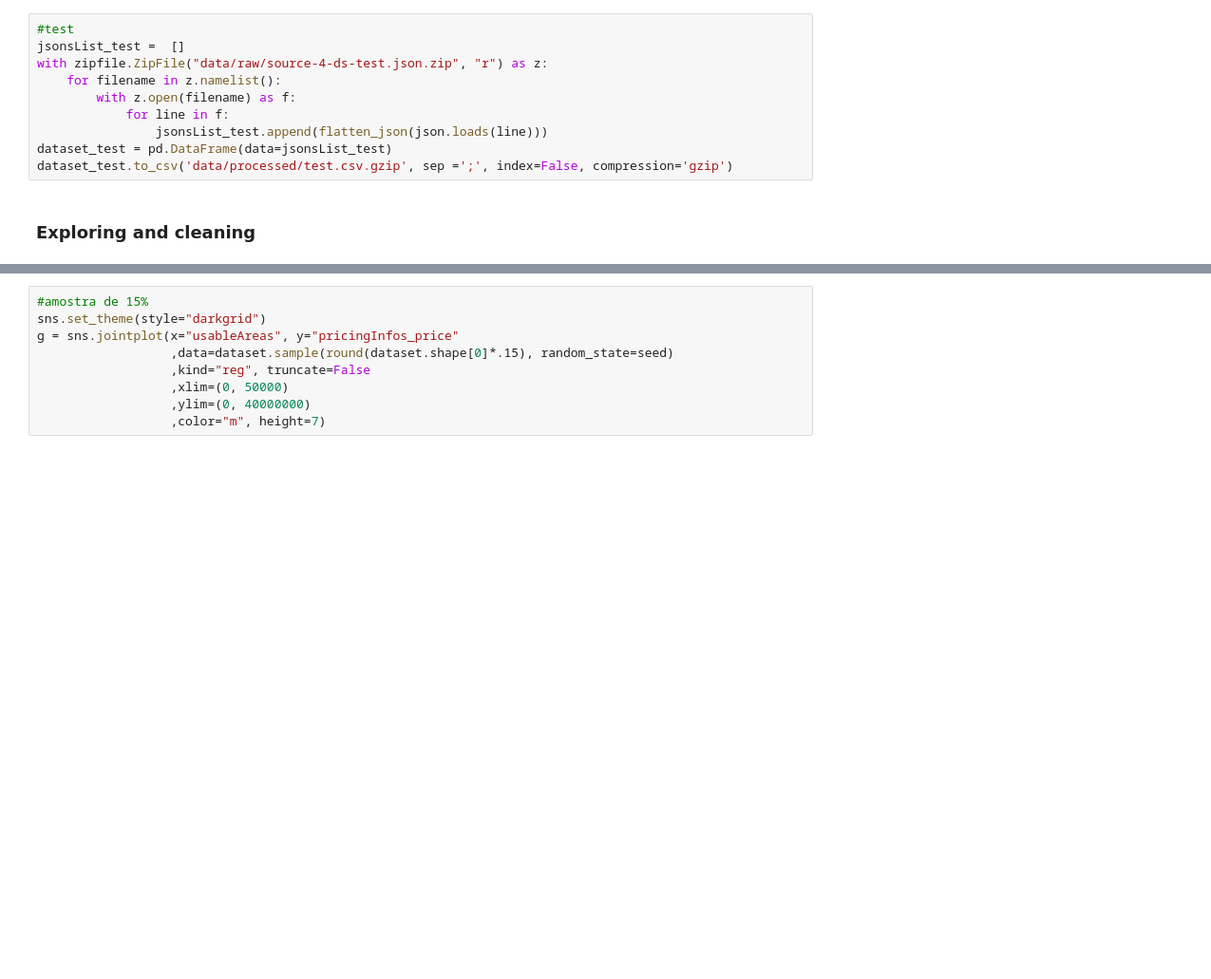
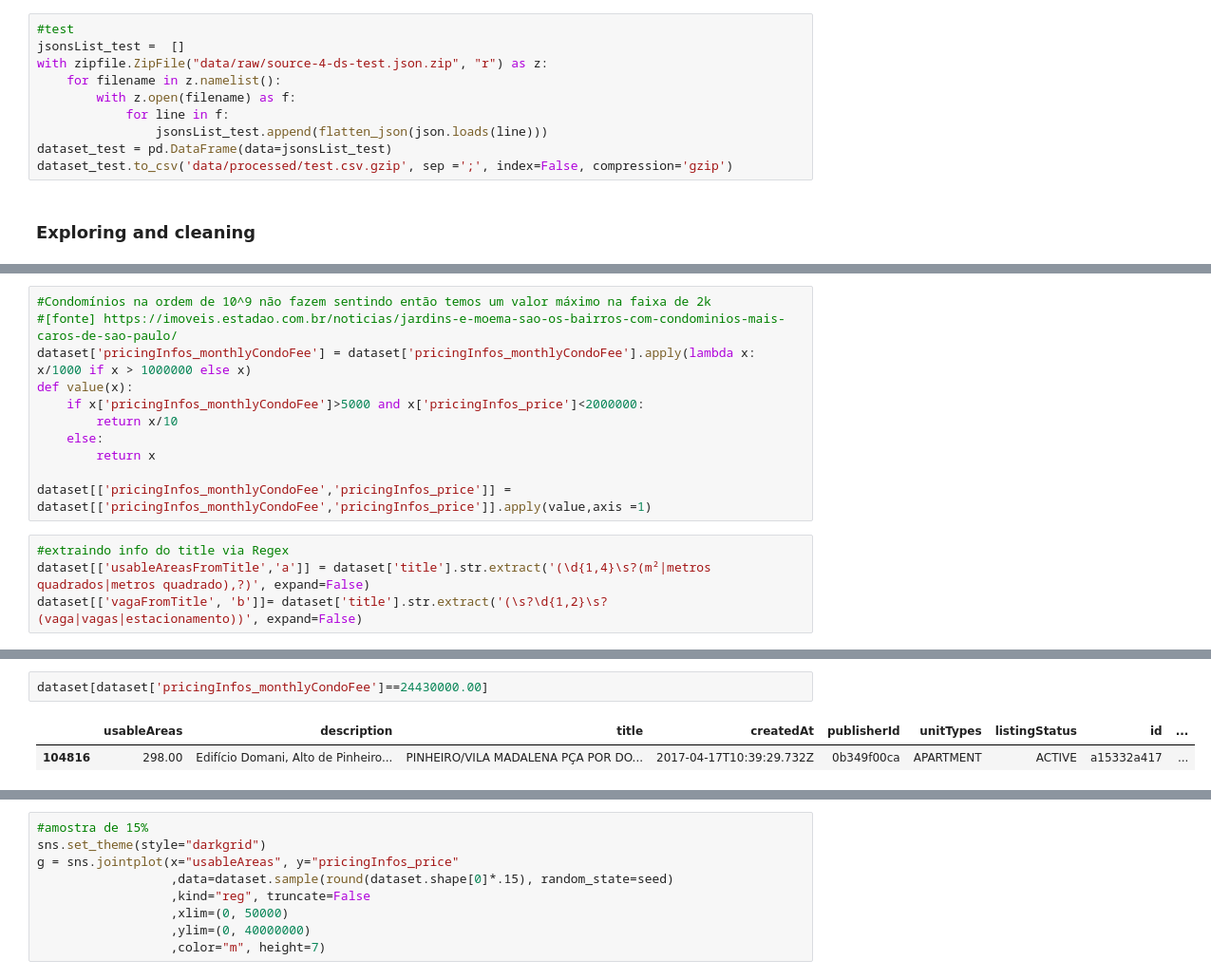
Before and after one commit to WillyHHsu/imoveis, a Jupyter notebook: exploratory.ipynb, the cells around one changed output, grey strips where cells are left out. Shown at 95% size. Drawn from its saved outputs; the diff is of its cells as text; blank space fills up the shorter version.

```diff
--- a/exploratory.ipynb
+++ b/exploratory.ipynb
@@ -167,0 +166,15 @@ Name: usableAreas, Length: 64137, dtype: float64
+# %%
+#Condomínios na ordem de 10^9 não fazem sentindo então temos um valor máximo na faixa de 2k
+#[fonte] https://imoveis.estadao.com.br/noticias/jardins-e-moema-sao-os-bairros-com-condominios-mais-caros-de-sao-paulo/
+dataset['pricingInfos_monthlyCondoFee'] = dataset['pricingInfos_monthlyCondoFee'].apply(lambda x: x/1000 if x > 1000000 else x)
+def value(x):
+    if x['pricingInfos_monthlyCondoFee']>5000 and x['pricingInfos_price']<2000000:
+        return x/10
+    else:
+        return x
+
+dataset[['pricingInfos_monthlyCondoFee','pricingInfos_price']] = dataset[['pricingInfos_monthlyCondoFee','pricingInfos_price']].apply(value,axis =1)
+# %%
+#extraindo info do title via Regex
+dataset[['usableAreasFromTitle','a']] = dataset['title'].str.extract('(\d{1,4}\s?(m²|metros quadrados|metros quadrado),?)', expand=False)
+dataset[['vagaFromTitle', 'b']]= dataset['title'].str.extract('(\s?\d{1,2}\s?(vaga|vagas|estacionamento))', expand=False)
@@ -167,0 +193,5 @@ Name: usableAreas, Length: 64137, dtype: float64
+# %%
+dataset[dataset['pricingInfos_monthlyCondoFee']==24430000.00]
+# %% [output]
+|  | usableAreas | description | title | createdAt | publisherId | unitTypes | listingStatus | id | ... |
+| 104816 | 298.00 | Edifício Domani, Alto de Pinheiro... | PINHEIRO/VILA MADALENA PÇA POR DO... | 2017-04-17T10:39:29.732Z | 0b349f00ca | APARTMENT | ACTIVE | a15332a417 | ... |
```
Also changed, not shown: parts of 15 cells of this notebook.
